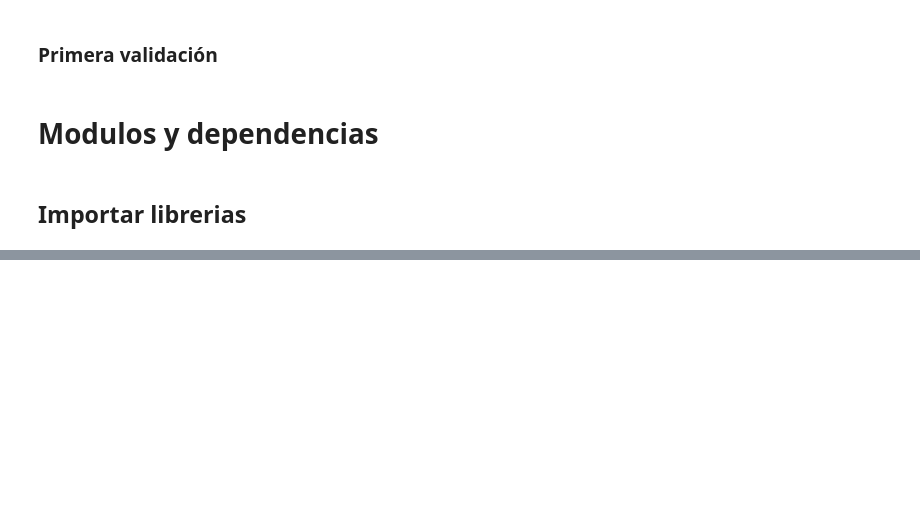
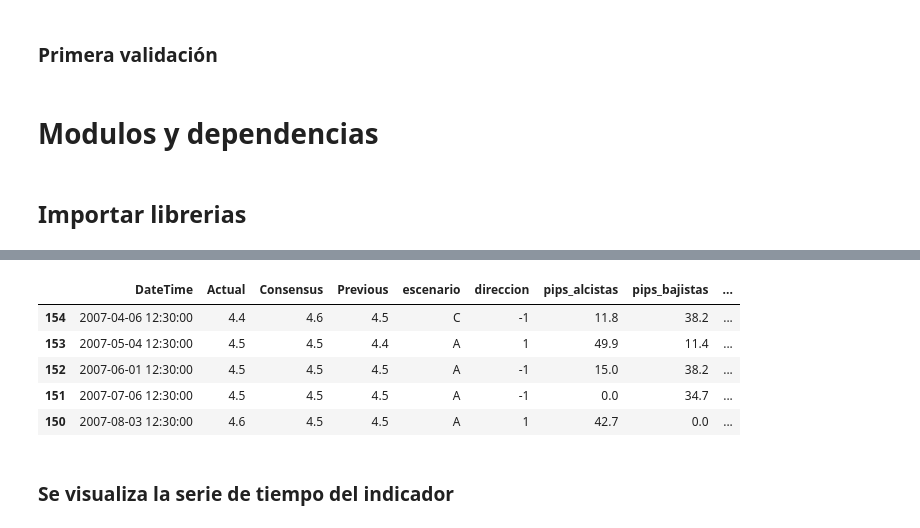
Before and after one commit to JobRamirezC/Fundamental-Analysis-Trading, a Jupyter notebook: notebook.ipynb, the cells around one changed output, grey strips where cells are left out. Cells and saved outputs as stored; diff of their text form; code cells hidden in the pictures; blank space fills up the shorter version.

```diff
--- a/notebook.ipynb
+++ b/notebook.ipynb
@@ -25,0 +40,5 @@
+# %%
+# Leer archivo de historico de indicador
+df_indicador = pr.f_clasificacion_ocurrencias(file_path='datos/Unemployment Rate - United States.csv',
+                                              columns=['DateTime', 'Actual', 'Consensus', 'Previous'])
+df_indicador.head()
@@ -25,0 +60,12 @@
+# %%
+df_indicador = pr.f_metricas(df_indicador=df_indicador, load_file=True)
+df_indicador.head()
+# %% [output]
+|  | DateTime | Actual | Consensus | Previous | escenario | direccion | pips_alcistas | pips_bajistas | ... |
+| 154 | 2007-04-06 12:30:00 | 4.4 | 4.6 | 4.5 | C | -1 | 11.8 | 38.2 | ... |
+| 153 | 2007-05-04 12:30:00 | 4.5 | 4.5 | 4.4 | A | 1 | 49.9 | 11.4 | ... |
+| 152 | 2007-06-01 12:30:00 | 4.5 | 4.5 | 4.5 | A | -1 | 15.0 | 38.2 | ... |
+| 151 | 2007-07-06 12:30:00 | 4.5 | 4.5 | 4.5 | A | -1 | 0.0 | 34.7 | ... |
+| 150 | 2007-08-03 12:30:00 | 4.6 | 4.5 | 4.5 | A | 1 | 42.7 | 0.0 | ... |
+# %% [markdown]
+### Se visualiza la serie de tiempo del indicador
```
Also changed, not shown: parts of 7 cells of this notebook, 5 other files.
